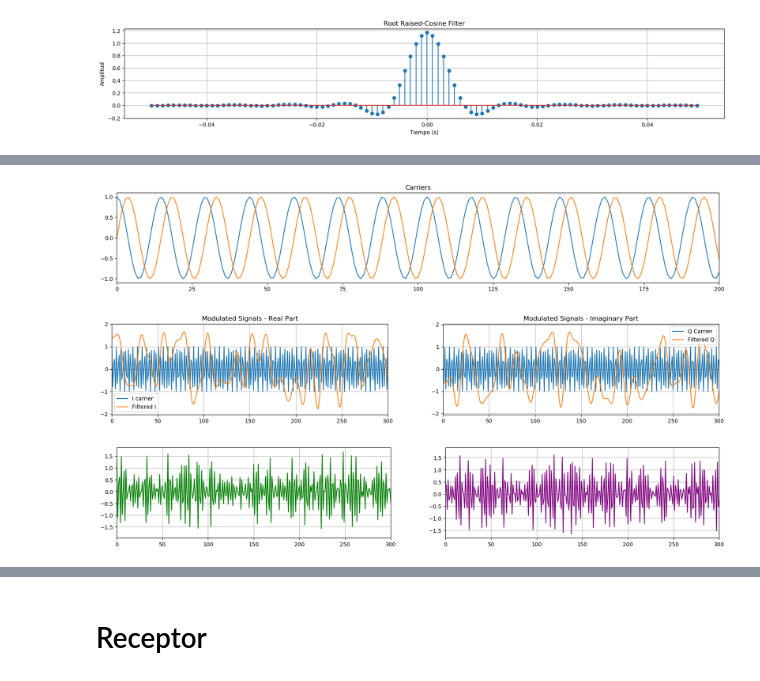
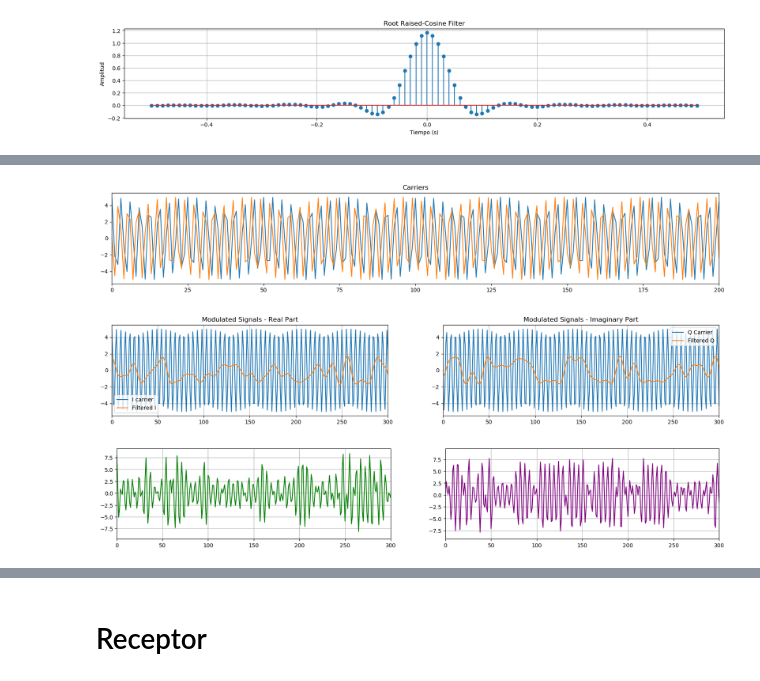
Before and after one commit to sofia-am/QPSK-8PSK-Simulation, a Jupyter notebook: notebook/8PSKmodem.ipynb, the cells around one changed output, grey strips where cells are left out. Saved outputs shown, nothing was run; the diff lists cells and outputs as text; code cells hidden in the pictures.

```diff
--- a/notebook/8PSKmodem.ipynb
+++ b/notebook/8PSKmodem.ipynb
@@ -52,6 +52,7 @@ sampling_period = 1/sample_rate  # [s] time between samples
 sps = 8  # [samples/symbol] cantidad de samples por simbolo
 N = 600  # [bits] cantidad de bits a transmitir
 Nsym = int(N/sps)  # [symbols] cantidad de simbolos que tomamos en total
+symbol_period = sampling_period*sps  # [s] periodo de cada simbolo
 
 print("Cantidad de samples: ", N, "\nCantidad de simbolos: ", Nsym)
 # %% [output]
@@ -240,22 +265,20 @@ plt.show()
 # %%
-Fc = 1e4  # [Hz] carrier frequency
+Fc = 1e5  # [Hz] carrier frequency
 #t = np.arange(0, 2*np.pi, 2*np.pi/len(i_filtered))
 t = np.linspace(0, 1, len(i_filtered))
 #print("i_filtered size: ", len(i_filtered), "\nt size: ", len(t))
 
-i_carrier = np.cos((2.0*np.pi*Fc*t))
-q_carrier = np.sin((2.0*np.pi*Fc*t))
-#print("time: ", t)
-#print("\ni_Carrier: ", i_carrier)
+i_carrier = np.sqrt(2/symbol_period)*np.cos((2.0*np.pi*Fc*t))
+q_carrier = np.sqrt(2/symbol_period)*np.sin((2.0*np.pi*Fc*t))
 
 plt.figure(figsize=(20, 3))
 plt.plot(i_carrier)
 plt.plot(q_carrier)
 plt.xlim(0, 200)
 plt.title("Carriers")
 plt.show()
 # %% [output]
-[figure, old version]
+[figure, new version]
 # %%
 q_modulated = q_filtered * q_carrier
 i_modulated = i_filtered * i_carrier
@@ -289,5 +312,5 @@ plt.xlim(0, 300)
 plt.grid(True)
 plt.show()
 # %% [output]
-[figure, old version]
+[figure, new version]
-[figure, old version]
+[figure, new version]
```
Also changed, not shown: parts of 12 cells of this notebook.
